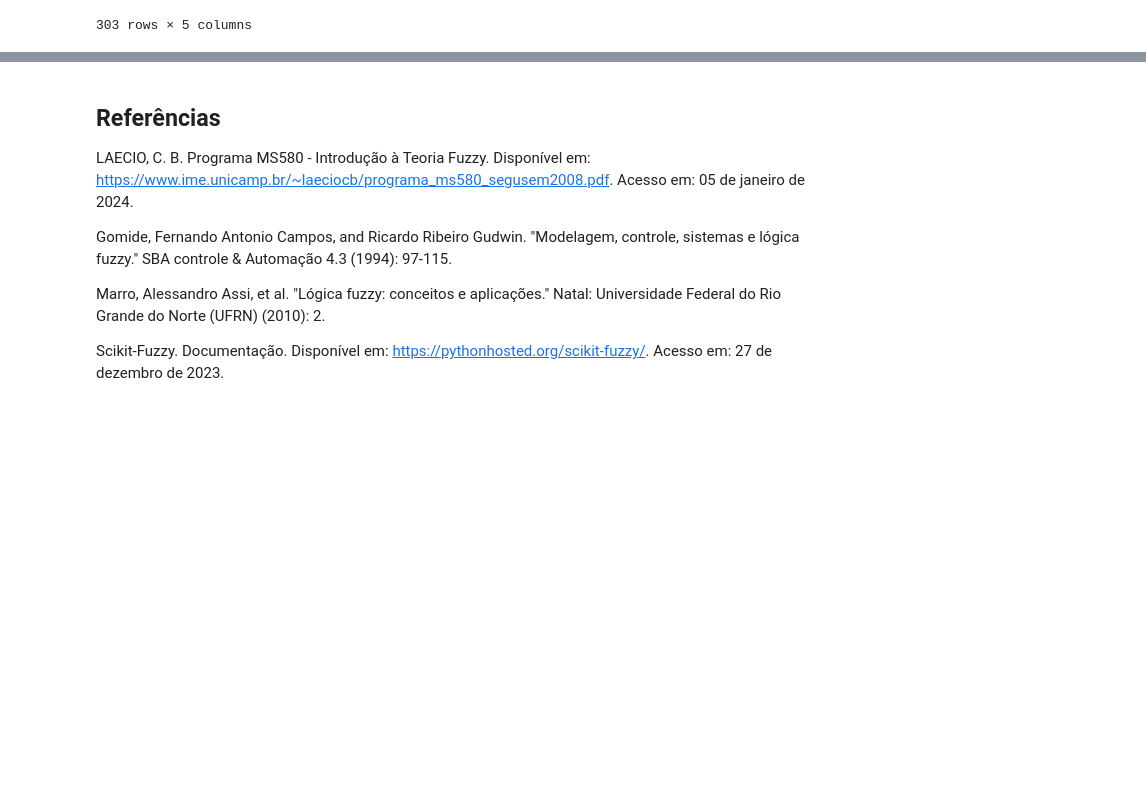
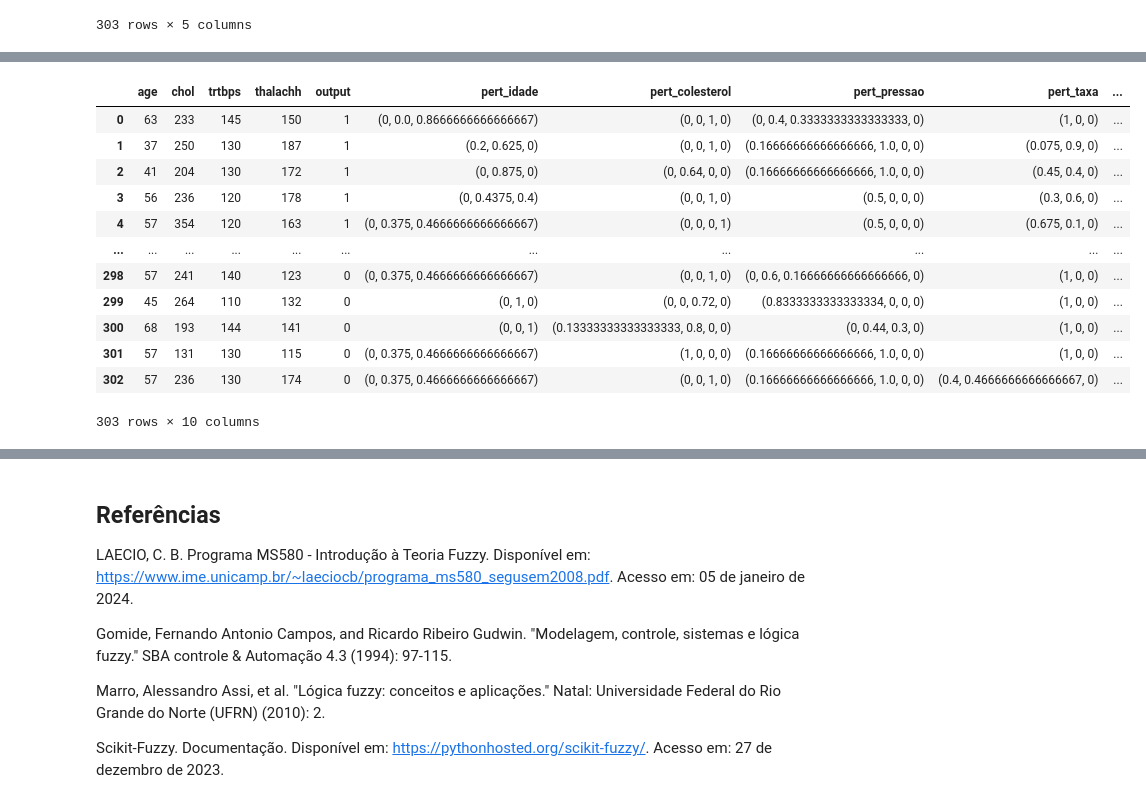
Before and after one commit to DouglasKenjiSakakibara01/logica-fuzzy, a Jupyter notebook: trab01.ipynb, the cells around one changed output, grey strips where cells are left out. Cells and saved outputs as stored; diff of their text form; code cells hidden in the pictures; blank space fills up the shorter version.

```diff
--- a/trab01.ipynb
+++ b/trab01.ipynb
@@ -482,2 +479,0 @@ As linhas do dataset onde uma das quatro variáveis não está presente serão i
-# %%
-dataset = dataset.dropna(subset=['age',])
@@ -485,0 +480,6 @@ AttributeError: 'Series' object has no attribute 'is_nan'
+# %%
+dataset['pert_idade'] = dataset.apply(lambda x: fps_idade(x['age']), axis=1)
+dataset['pert_colesterol'] = dataset.apply(lambda x: fps_colesterol(x['chol']), axis=1)
+dataset['pert_pressao'] = dataset.apply(lambda x: fps_pressao(x['trtbps']), axis=1)
+dataset['pert_taxa'] = dataset.apply(lambda x: fps_taxa(x['thalachh']), axis=1)
+dataset
@@ -485,0 +500,17 @@ AttributeError: 'Series' object has no attribute 'is_nan'
+# %%
+dataset['pert_doenca'] = dataset.apply(lambda x: inferencia_doenca_cardiaca(x['pert_idade'], x['pert_colesterol'], x['pert_pressao'], x['pert_taxa']), axis=1)
+dataset
+# %% [output]
+|  | age | chol | trtbps | thalachh | output | pert_idade | pert_colesterol | pert_pressao | pert_taxa | ... |
+| 0 | 63 | 233 | 145 | 150 | 1 | (0, 0.0, 0.8666666666666667) | (0, 0, 1, 0) | (0, 0.4, 0.3333333333333333, 0) | (1, 0, 0) | ... |
+| 1 | 37 | 250 | 130 | 187 | 1 | (0.2, 0.625, 0) | (0, 0, 1, 0) | (0.16666666666666666, 1.0, 0, 0) | (0.075, 0.9, 0) | ... |
+| 2 | 41 | 204 | 130 | 172 | 1 | (0, 0.875, 0) | (0, 0.64, 0, 0) | (0.16666666666666666, 1.0, 0, 0) | (0.45, 0.4, 0) | ... |
+| 3 | 56 | 236 | 120 | 178 | 1 | (0, 0.4375, 0.4) | (0, 0, 1, 0) | (0.5, 0, 0, 0) | (0.3, 0.6, 0) | ... |
+| 4 | 57 | 354 | 120 | 163 | 1 | (0, 0.375, 0.4666666666666667) | (0, 0, 0, 1) | (0.5, 0, 0, 0) | (0.675, 0.1, 0) | ... |
+| ... | ... | ... | ... | ... | ... | ... | ... | ... | ... | ... |
+| 298 | 57 | 241 | 140 | 123 | 0 | (0, 0.375, 0.4666666666666667) | (0, 0, 1, 0) | (0, 0.6, 0.16666666666666666, 0) | (1, 0, 0) | ... |
+| 299 | 45 | 264 | 110 | 132 | 0 | (0, 1, 0) | (0, 0, 0.72, 0) | (0.8333333333333334, 0, 0, 0) | (1, 0, 0) | ... |
+| 300 | 68 | 193 | 144 | 141 | 0 | (0, 0, 1) | (0.13333333333333333, 0.8, 0, 0) | (0, 0.44, 0.3, 0) | (1, 0, 0) | ... |
+| 301 | 57 | 131 | 130 | 115 | 0 | (0, 0.375, 0.4666666666666667) | (1, 0, 0, 0) | (0.16666666666666666, 1.0, 0, 0) | (1, 0, 0) | ... |
+| 302 | 57 | 236 | 130 | 174 | 0 | (0, 0.375, 0.4666666666666667) | (0, 0, 1, 0) | (0.16666666666666666, 1.0, 0, 0) | (0.4, 0.4666666666666667, 0) | ... |
+303 rows × 10 columns
```
Also changed, not shown: parts of 15 cells of this notebook, 2 other files.
